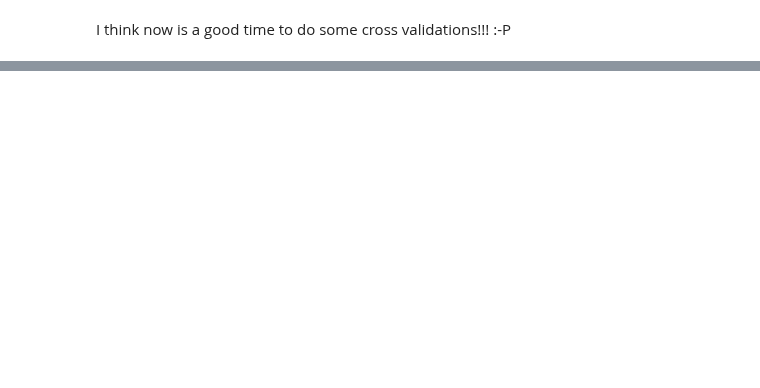
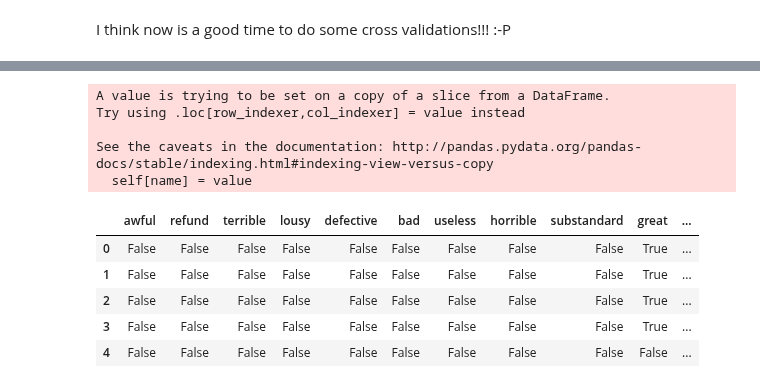
Before and after one commit to VincentG123/ThinkfulBootcamp, a Jupyter notebook: Amazon_Health_Reviews.ipynb, the cells around one changed output, grey strips where cells are left out. Saved outputs shown, nothing was run; the diff lists cells and outputs as text; code cells hidden in the pictures; blank space fills up the shorter version.

Commit message:
Adding Cancer Data Challenge

```diff
--- a/Amazon_Health_Reviews.ipynb
+++ b/Amazon_Health_Reviews.ipynb
@@ -312,0 +363,36 @@ Okay... once again... 100% correct... and once again... crazy... Hey Julie, shoo
+# %%
+pos_neg_reviews = health_reviews.copy()
+# %%
+pos_neg_reviews.reviewText = pos_neg_reviews.reviewText.str.lower()
+pos_neg_reviews.reviewText = pos_neg_reviews['reviewText'].str.replace('[^\w\s]',' ')
+
+keywords = ['awful','refund','terrible','lousy','defective','bad','useless','horrible','substandard', 'great','good','fantastic','useful','love','recommend','nice']
+
+for key in keywords:
+    # Note that we add spaces around the key so that we're getting the word,
+    # not just pattern matching.
+    pos_neg_reviews[str(key)] = pos_neg_reviews.reviewText.str.contains(
+        ' ' + str(key) + ' ',
+        case=False
+    )
+
+pos_neg_reviews.loc[pos_neg_reviews.overall < 4, 'overall'] = False
+pos_neg_reviews.loc[pos_neg_reviews.overall >= 4, 'overall'] = True
+
+pos_neg_reviews_subset = pos_neg_reviews[keywords + ['overall']]
+
+pos_neg_reviews_subset.overall = pos_neg_reviews_subset.overall.astype('bool')
+
+pos_neg_reviews_subset.head()
+# %% [output]
+A value is trying to be set on a copy of a slice from a DataFrame.
+Try using .loc[row_indexer,col_indexer] = value instead
+
+See the caveats in the documentation: http://pandas.pydata.org/pandas-docs/stable/indexing.html#indexing-view-versus-copy
+  self[name] = value
+|  | awful | refund | terrible | lousy | defective | bad | useless | horrible | substandard | great | ... |
+| 0 | False | False | False | False | False | False | False | False | False | True | ... |
+| 1 | False | False | False | False | False | False | False | False | False | True | ... |
+| 2 | False | False | False | False | False | False | False | False | False | True | ... |
+| 3 | False | False | False | False | False | False | False | False | False | True | ... |
+| 4 | False | False | False | False | False | False | False | False | False | False | ... |
```
Also changed, not shown: parts of 11 cells of this notebook, 2 other files.
